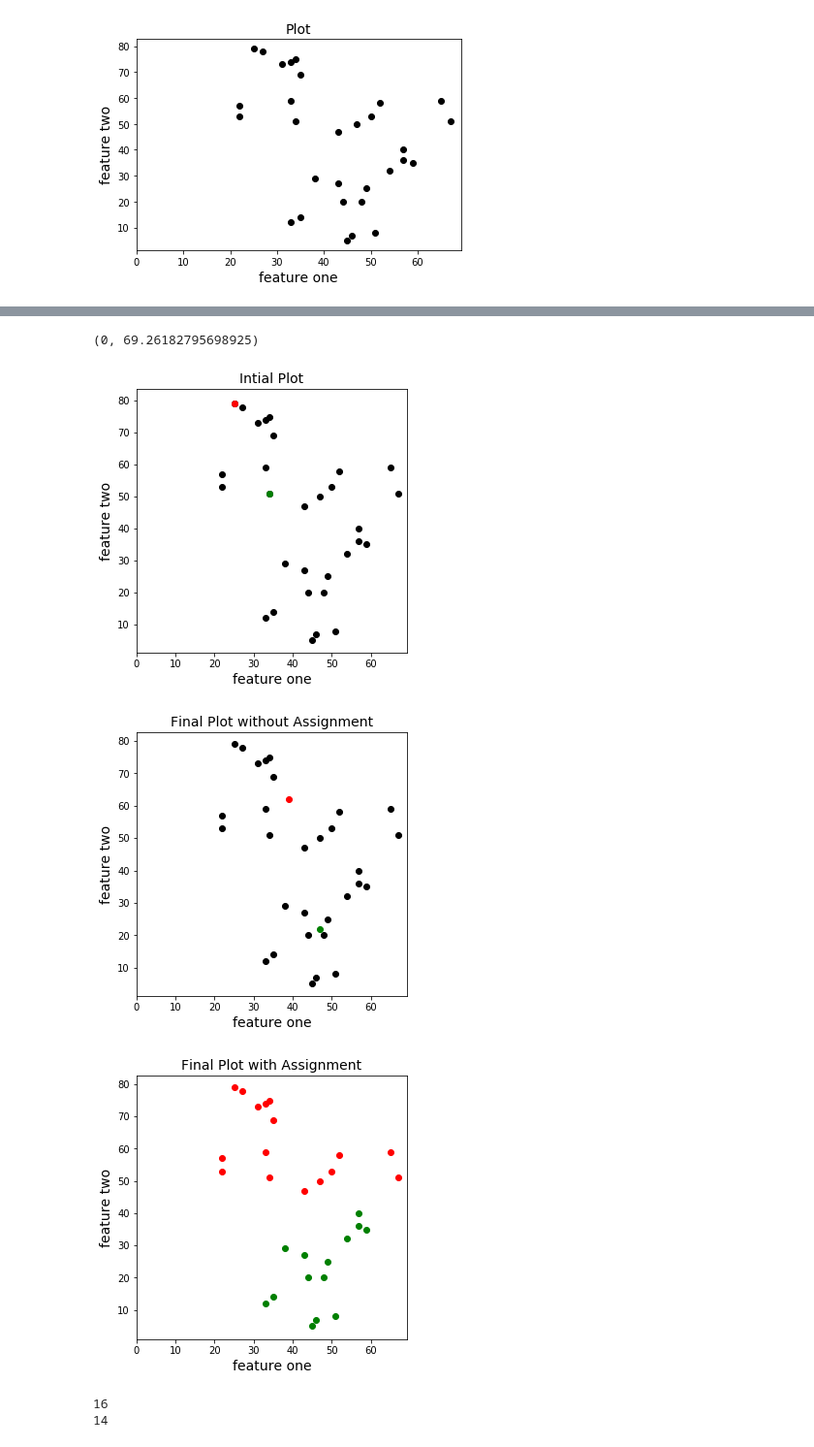
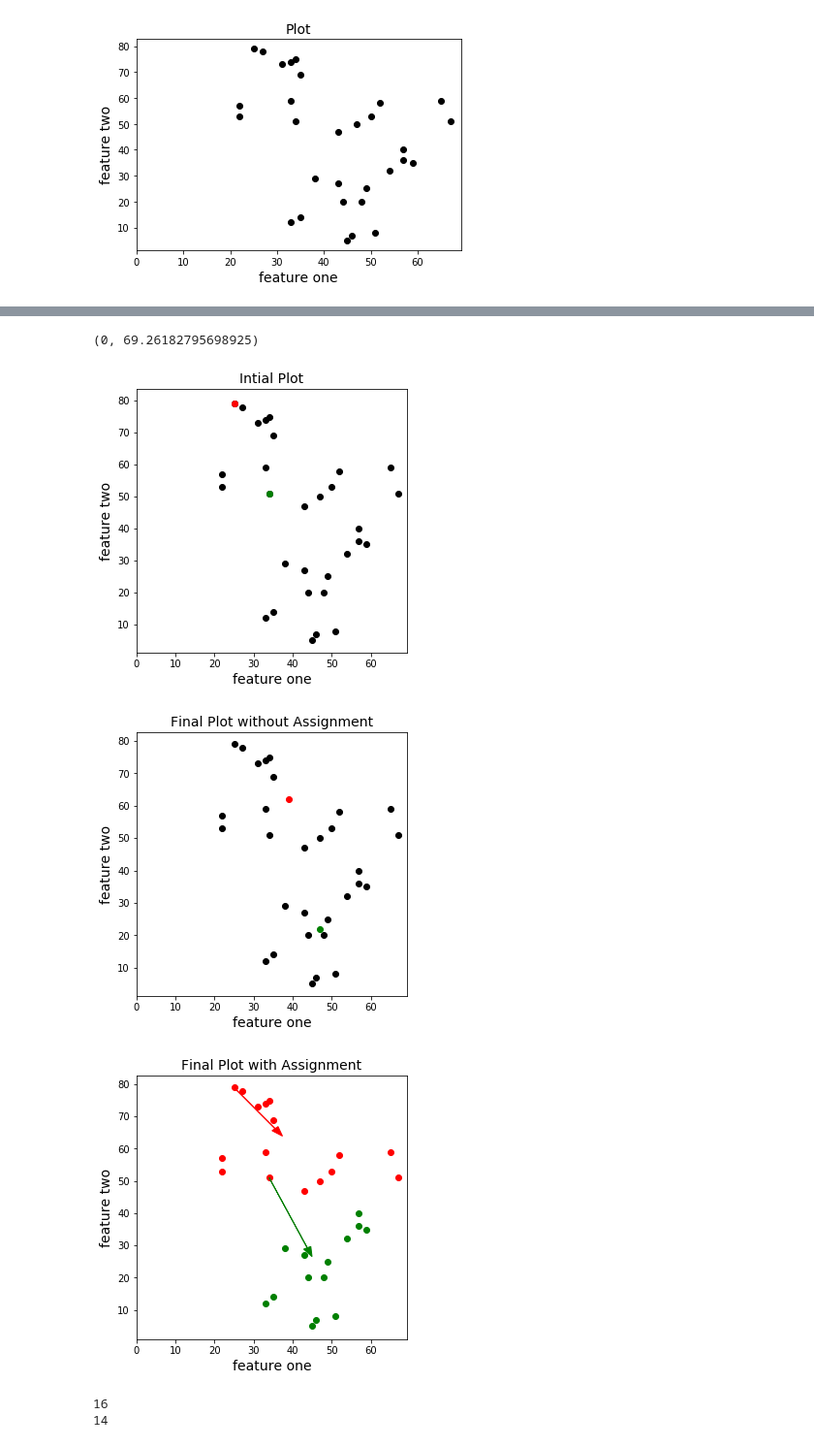
Before and after one commit to ddanielkwan/visualizations, a Jupyter notebook: kmeans/K Means Algorithm.ipynb, the cells around one changed output, grey strips where cells are left out. Shown at 97% size. Saved outputs shown, nothing was run; the diff lists cells and outputs as text; code cells hidden in the pictures.

```diff
--- a/kmeans/K Means Algorithm.ipynb
+++ b/kmeans/K Means Algorithm.ipynb
@@ -234,35 +234,45 @@ for i in labels.get(2):
 
 
 fig = plt.figure(figsize=(5, 5))
-
 plt.scatter(only_test,only_test_2, color = 'r')
 plt.scatter(only_test_3,only_test_4, color = 'g')
+ax = plt.axes()
+
+
+for i in new_centroids.keys():
+    old_x = centroids.get(i)[0]
+    old_y = centroids.get(i)[1]
+    dx = (new_centroids.get(i)[0] - centroids.get(i)[0]) * 0.75
+    dy = (new_centroids.get(i)[1] - centroids.get(i)[1]) * 0.75
+    ax.arrow(old_x, old_y, dx, dy, head_width=2, head_length=3, fc=colmap[i], ec=colmap[i])
+
+
 plt.xlabel("feature one", fontsize= 14)
 plt.ylabel("feature two", fontsize= 14)
 plt.title("Final Plot with Assignment",fontsize=14)
 plt.xlim(0)
 # %% [output]
 Initial labels{1: [[25, 79], [27, 78], [33, 74], [31, 73], [35, 69], [34, 75]], 2: [[34, 51], [22, 53], [33, 59], [22, 57], [67, 51], [54, 32], [57, 40], [43, 47], [50, 53], [57, 36], [59, 35], [52, 5 ...
 [31, 75]
 [29, 69]
 new centroids{1: [29, 69], 2: [48, 32]}
 [29, 69]
 [32, 66]
 new centroids{1: [32, 66], 2: [49, 30]}
 [32, 66]
 [33, 65]
 new centroids{1: [33, 65], 2: [49, 29]}
 [33, 65]
 [36, 63]
 ... (10 lines left out)
 Initial Centroids:
 {1: [25, 79], 2: [34, 51]}
 Final Centroids:
 {1: [39, 62], 2: [47, 22]}
 (0, 69.26182795698925)
 [figure]
 [figure]
-[figure, old version]
+[figure, new version]
 # %%
 cluster_one = len(labels.get(1))
 print(cluster_one)
```
Also changed, not shown: parts of 1 cell of this notebook.
